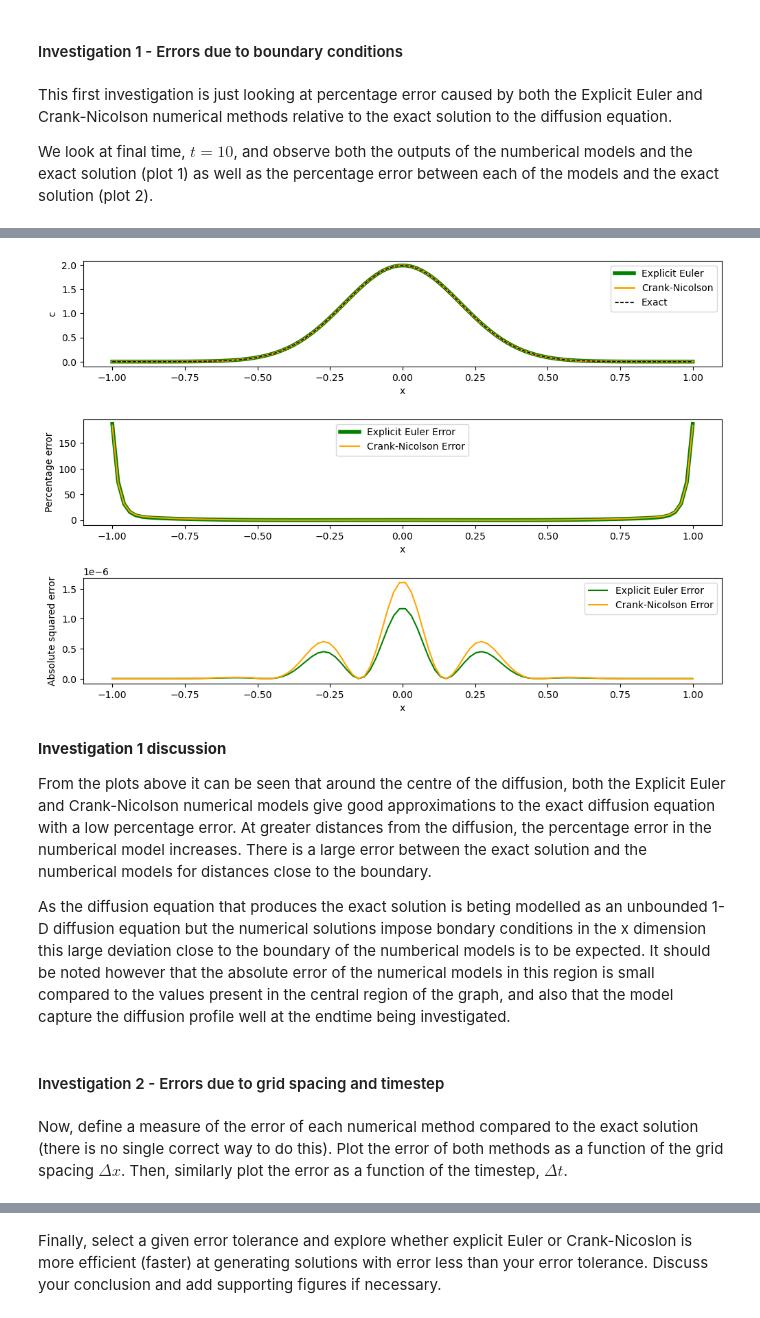
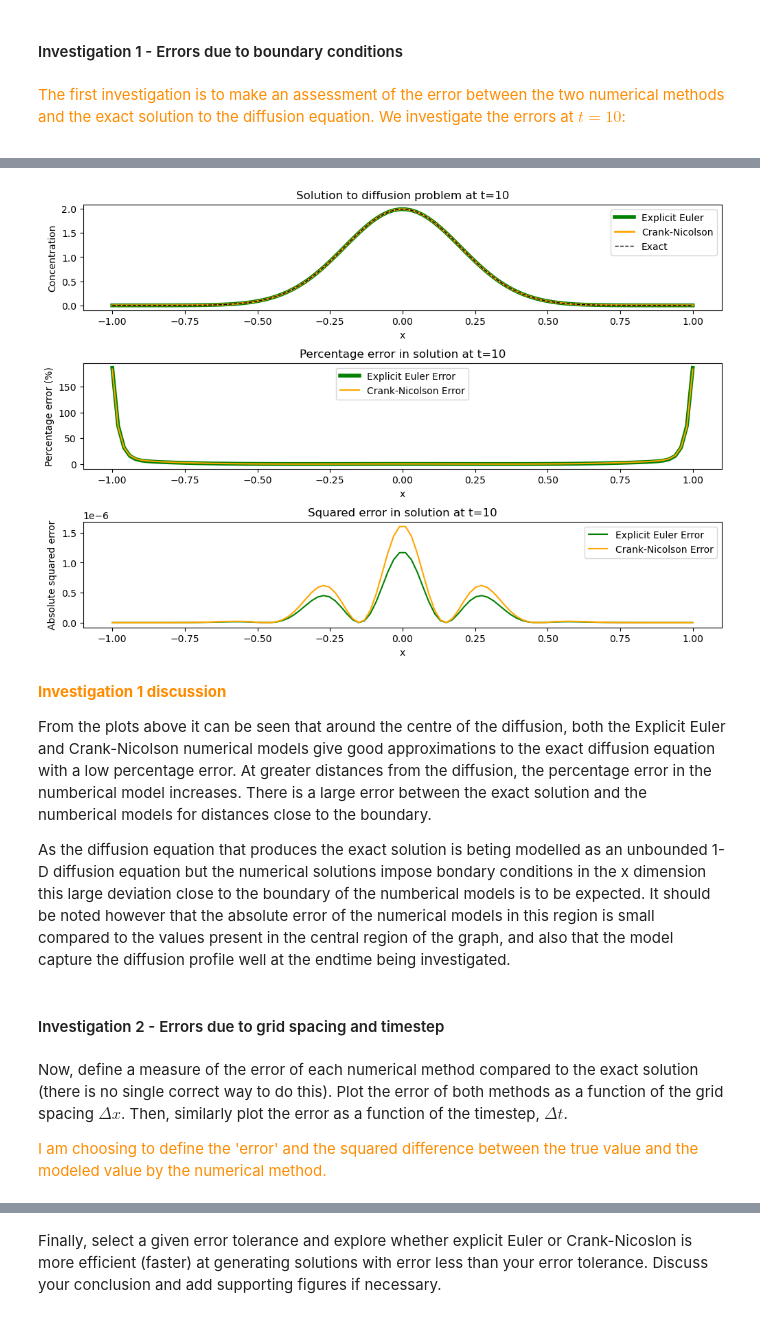
Before and after one commit to maxcharvey/QCES_LNM_projects, a Jupyter notebook: Project1_numerical_methods.ipynb, the cells around one changed output, grey strips where cells are left out. Cells and saved outputs as stored; diff of their text form; code cells hidden in the pictures.

```diff
--- a/Project1_numerical_methods.ipynb
+++ b/Project1_numerical_methods.ipynb
@@ -240,10 +258,12 @@ The exact solution to the diffusion equation is given by:
 $$\left(\frac{1}{4\pi\kappa t}\right)^{1/2}e^{-x^2/(4\kappa t)}$$
 # %% [markdown]
 #### Investigation 1 - Errors due to boundary conditions
-# %% [markdown]
-This first investigation is just looking at percentage error caused by both the Explicit Euler and Crank-Nicolson numerical methods relative to the exact solution to the diffusion equation.
-
-We look at final time, $t=10$, and observe both the outputs of the numberical models and the exact solution (plot 1) as well as the percentage error between each of the models and the exact solution (plot 2).
+# %% [markdown]
+<font color='darkorange'>
+
+The first investigation is to make an assessment of the error between the two numerical methods and the exact solution to the diffusion equation. We investigate the errors at $t=10$:
+
+</font>
 # %%
 # This is an investigation of the width over which each numerical method accurately represents the exact solution to the diffusion equation
 
@@ -280,14 +300,14 @@ ax1[0].plot(x, c_exact, 'k--', label='Exact', lw=1)
 ax1[0].legend()
 
 ax1[0].set_xlabel('x')
-ax1[0].set_ylabel('c')
+ax1[0].set_ylabel('Concentration')
 
 ax1[1].plot(x, (c_EE[:,-1]-c_exact)/c_exact *100, c='green', label='Explicit Euler Error', lw=4)
 ax1[1].plot(x, (c_CN[:,-1]-c_exact)/c_exact *100, c='orange', label='Crank-Nicolson Error')
 ax1[1].legend()
 
 ax1[1].set_xlabel('x')
-ax1[1].set_ylabel('Percentage error')
+ax1[1].set_ylabel('Percentage error (%)')
 
 ax1[2].plot(x, (c_EE[:,-1]-c_exact)**2, c='green', label='Explicit Euler Error')
 ax1[2].plot(x, (c_CN[:,-1]-c_exact)**2, c='orange', label='Crank-Nicolson Error')
@@ -295,6 +315,9 @@ ax1[2].set_xlabel('x')
 ax1[2].set_ylabel('Absolute squared error')
 ax1[2].legend()
 
+ax1[0].set_title('Solution to diffusion problem at t=10')
+ax1[1].set_title('Percentage error in solution at t=10')
+ax1[2].set_title('Squared error in solution at t=10')
 
 plt.show()
 # %% [output]
@@ -303,14 +326,18 @@ Crank-Nicolson method took 0.05 seconds
-[figure, old version]
+[figure, new version]
 # %% [markdown]
-**Investigation 1 discussion**
+<font color='darkorange'> **Investigation 1 discussion**
 
 From the plots above it can be seen that around the centre of the diffusion, both the Explicit Euler and Crank-Nicolson numerical models give good approximations to the exact diffusion equation with a low percentage error. At greater distances from the diffusion, the percentage error in the numberical model increases. There is a large error between the exact solution and the numberical models for distances close to the boundary.
 
 As the diffusion equation that produces the exact solution is beting modelled as an unbounded 1-D diffusion equation but the numerical solutions impose bondary conditions in the x dimension this large deviation close to the boundary of the numberical models is to be expected. It should be noted however that the absolute error of the numerical models in this region is small compared to the values present in the central region of the graph, and also that the model capture the diffusion profile well at the endtime being investigated.
+
+</font>
 # %% [markdown]
 #### Investigation 2 - Errors due to grid spacing and timestep
 # %% [markdown]
 Now, define a measure of the error of each numerical method compared to the exact solution (there is no single correct way to do this). Plot the error of both methods as a function of the grid spacing $\Delta x$. Then, similarly plot the error as a function of the timestep, $\Delta t$.
+
+<font color='darkorange'> I am choosing to define the 'error' and the squared difference between the true value and the modeled value by the numerical method. </font>
 # %%
 kappa = 0.001  # diffusivity
 
```
Also changed, not shown: parts of 17 cells of this notebook, 3 other files.
